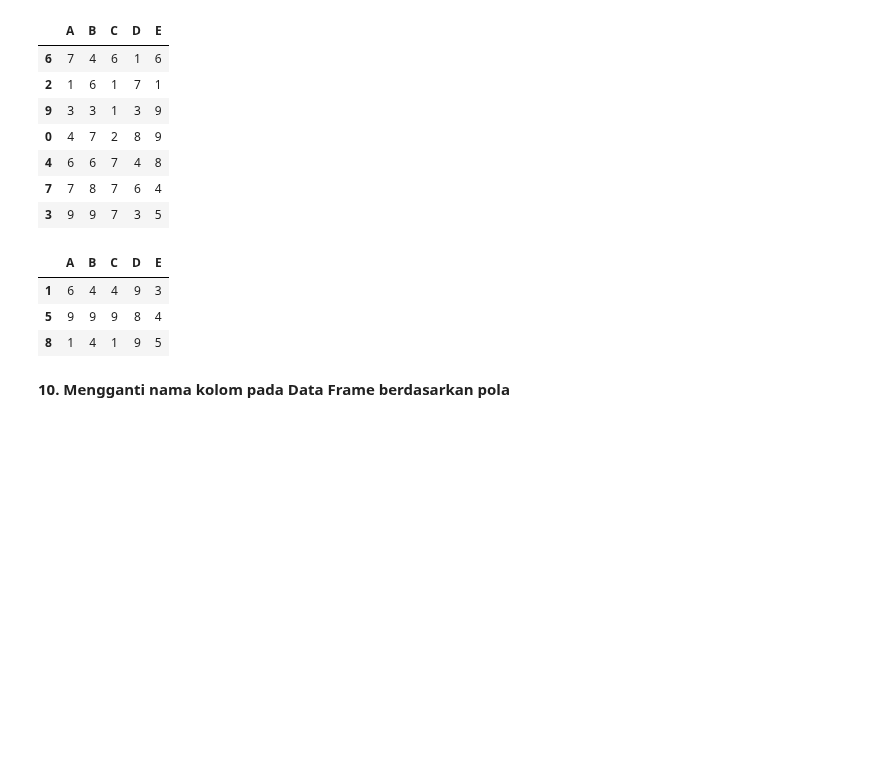
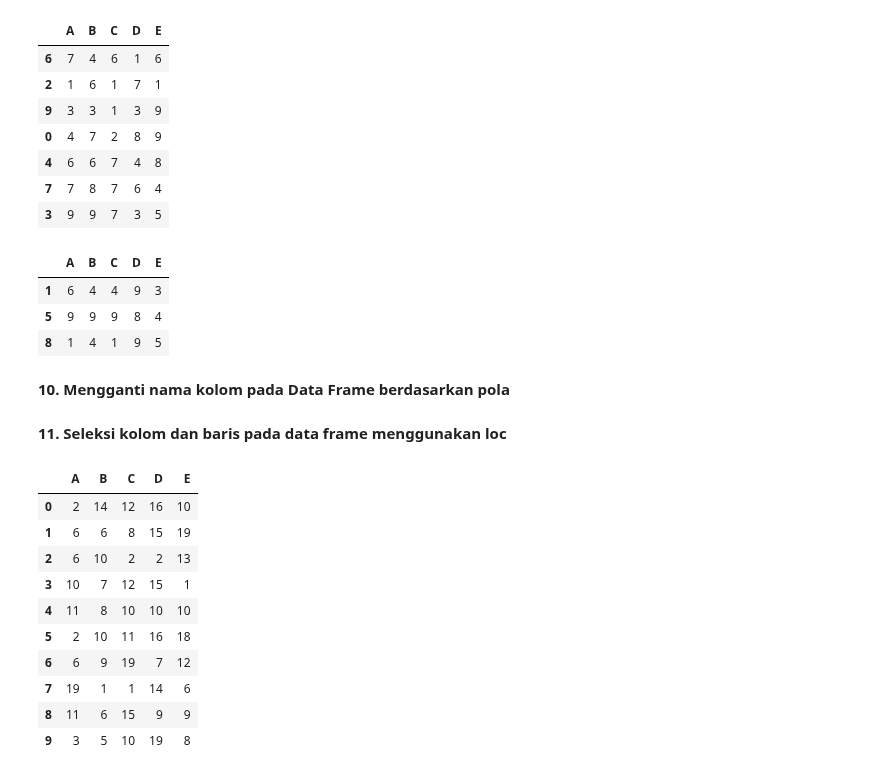
Before and after one commit to Edy-Mochamad/Learn-jupyter-notebook, a Jupyter notebook: pandas.ipynb, the cells around one changed output. Cells and saved outputs as stored; diff of their text form; code cells hidden in the pictures; blank space fills up the shorter version.

```diff
--- a/pandas.ipynb
+++ b/pandas.ipynb
@@ -518,3 +518,24 @@ df.head()
 #REKOMENDASI LANGSUNG SAJA MENGGUNAKAN CODE INI
 df.columns = df.columns.str.lower().str.strip().str.replace(' ', '_')
 df.head()
+# %% [markdown]
+**11. Seleksi kolom dan baris pada data frame menggunakan loc**
+# %%
+n_rows = 10
+n_cols = 5
+cols = tuple('ABCDE')
+
+df = pd.DataFrame(np.random.randint(1, 20, size =(n_rows, n_cols)), columns = cols)
+df
+# %% [output]
+|  | A | B | C | D | E |
+| 0 | 2 | 14 | 12 | 16 | 10 |
+| 1 | 6 | 6 | 8 | 15 | 19 |
+| 2 | 6 | 10 | 2 | 2 | 13 |
+| 3 | 10 | 7 | 12 | 15 | 1 |
+| 4 | 11 | 8 | 10 | 10 | 10 |
+| 5 | 2 | 10 | 11 | 16 | 18 |
+| 6 | 6 | 9 | 19 | 7 | 12 |
+| 7 | 19 | 1 | 1 | 14 | 6 |
+| 8 | 11 | 6 | 15 | 9 | 9 |
+| 9 | 3 | 5 | 10 | 19 | 8 |
```
Also changed, not shown: parts of 6 cells of this notebook.
